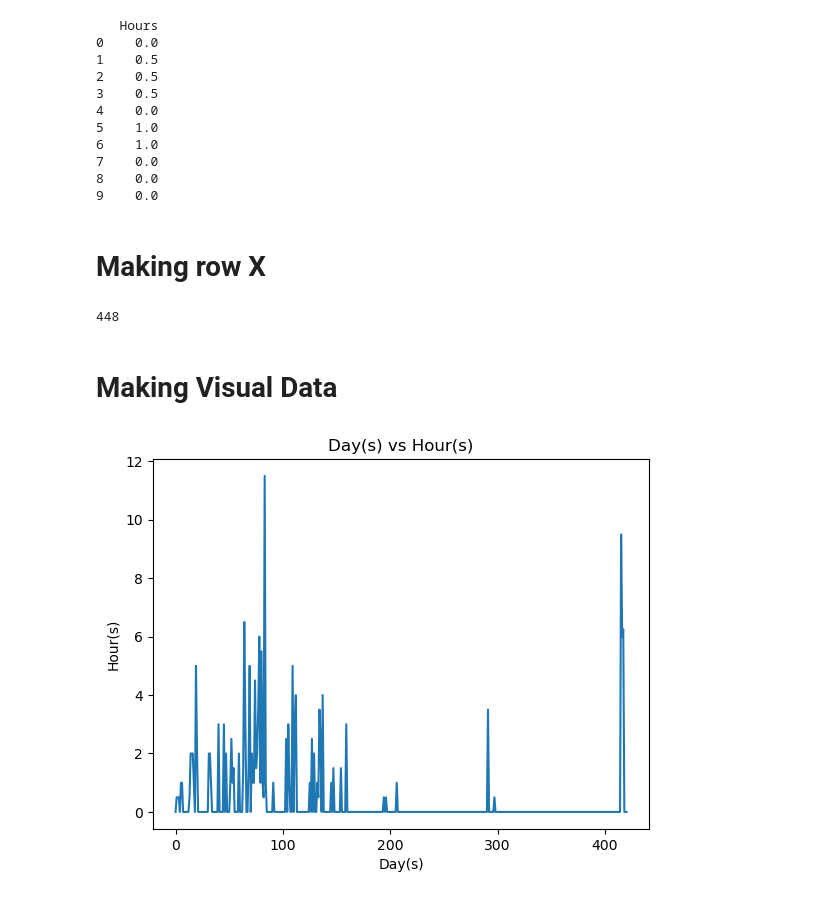
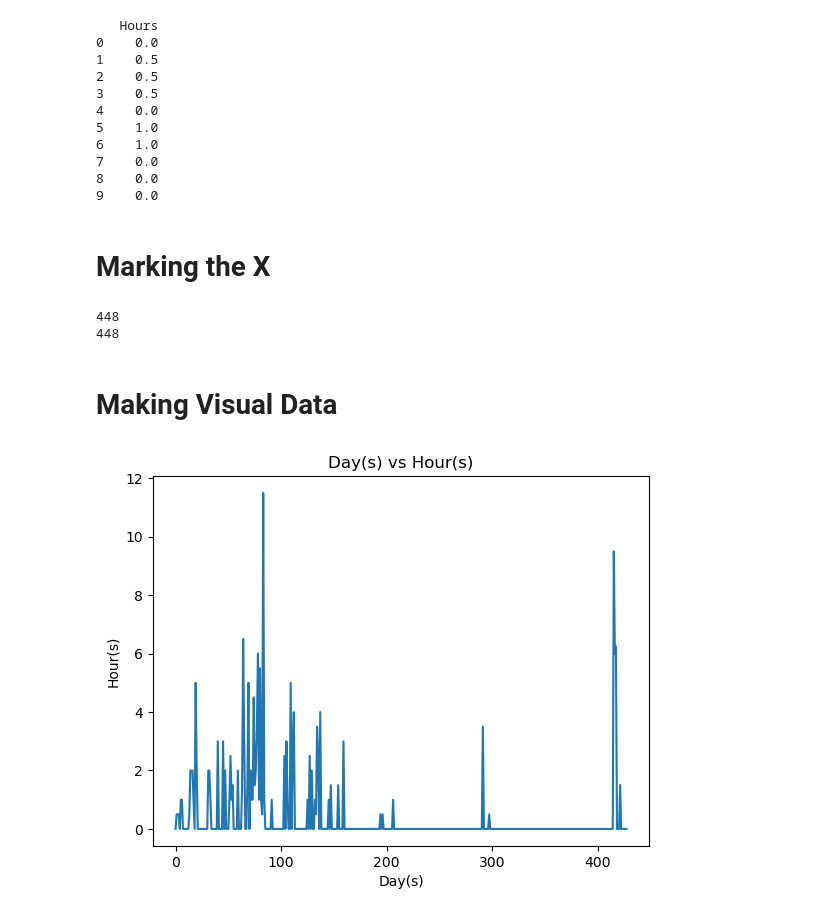
Before and after one commit to Biswarup-Mistry/Python-Programming, a Jupyter notebook: Accounting_Of_Work.ipynb, the cells around one changed output. Drawn from its saved outputs; the diff is of its cells as text; code cells hidden in the pictures.

```diff
--- a/Accounting_Of_Work.ipynb
+++ b/Accounting_Of_Work.ipynb
@@ -5,8 +5,9 @@ import matplotlib.pyplot as plt
 # %% [markdown]
 # Selecting destination file path
 # %%
-data=pd.read_csv(r'/home/biswarup/Desktop/Accounting_of_Work - Sheet1.csv')
-data.head(10)
+#data=pd.read_csv(r'/home/biswarup/Desktop/Accounting_of_Work - Sheet1.csv')    #for linux
+data=pd.read_csv(r'C:\Users\Biswarup\Desktop\Accounting_of_Work - Sheet1.csv')    #for windows
+data.head(10)   #for testing
 #df=pd.DataFrame(data, columns=['x','y'])
 # %% [output]
 |  | Date | Hours |
@@ -37,25 +38,32 @@ print(df.head(10))
 7    0.0
 8    0.0
 9    0.0
-# %% [markdown]
-# Making row X
-# %%
-x=[]
-i=0
-while i!=len(df):
-    x.append(i)
-    i+=1
-print(len(x))
-# %% [output]
-448
+# %% [markdown]
+# Marking the X
+# %%
+y=[]
+x=[]
+i=0
+for i in range(len(df)):
+    y.append(df['Hours'][i])
+print(len(y))
+i=0
+for i in range(len(y)):
+    x.append(i)
+print(len(x))
+# %% [output]
+448
+448
 # %% [markdown]
 # Making Visual Data
 # %%
 plt.title('Day(s) vs Hour(s)')
 plt.xlabel('Day(s)')
 plt.ylabel('Hour(s)')
-plt.plot(x,df)
-plt.savefig("/home/biswarup/Downloads/output.png")
+plt.plot(x,y)
+#plt.savefig("/home/biswarup/Downloads/output.png") #for linux
+plt.savefig(r"C:\Users\Biswarup\Downloads\output.png")  # for windows
+#C:\Users\Biswarup\Downloads\output.png
 plt.show()
 # %% [output]
-[figure, old version]
+[figure, new version]
```
Also changed, not shown: parts of 1 cell of this notebook, 2 other files.
